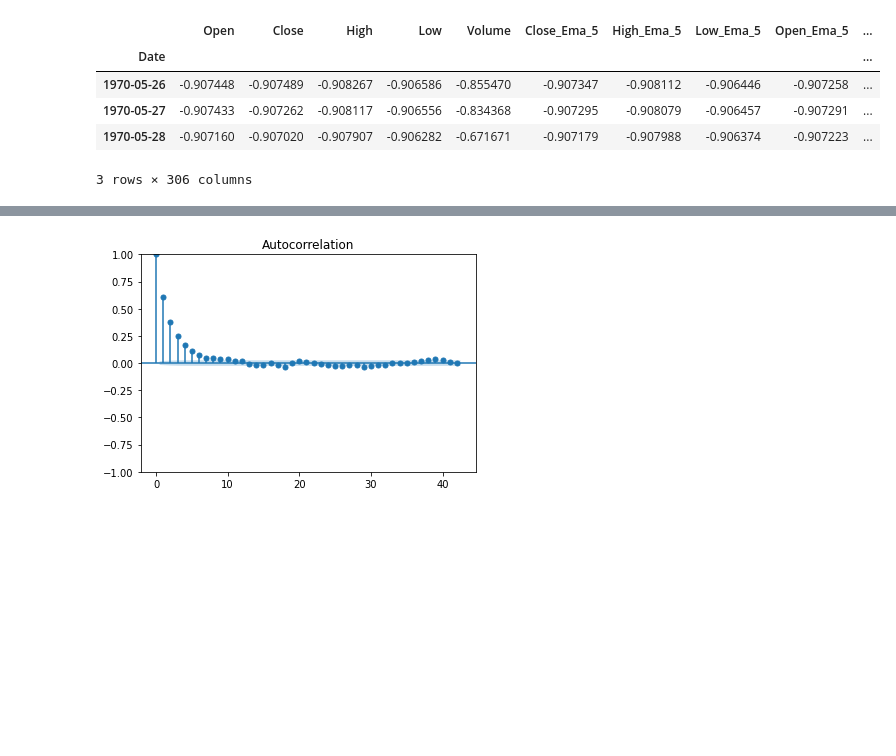
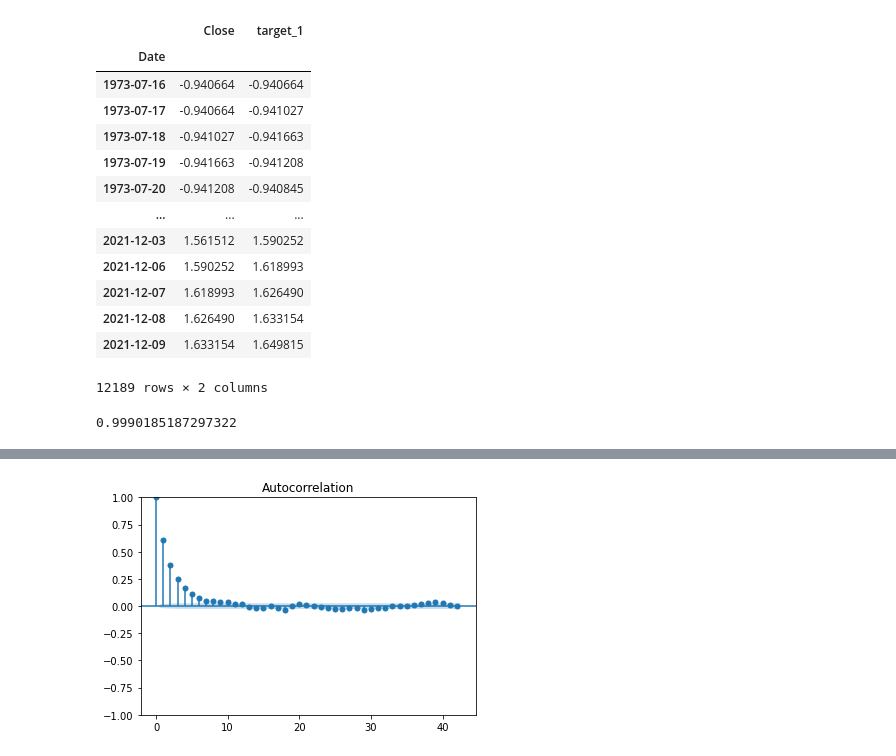
Before and after one commit to GustavoFortti/market-data-pipe, a Jupyter notebook: notebooks/target.ipynb, the cells around one changed output, grey strips where cells are left out. Saved outputs shown, nothing was run; the diff lists cells and outputs as text; code cells hidden in the pictures; blank space fills up the shorter version.

```diff
--- a/notebooks/target.ipynb
+++ b/notebooks/target.ipynb
@@ -13,22 +26,32 @@ for i in df.columns: df = df[df[i] != 0]
 # %%
 df = pd.read_csv('../data/premodel/XOM/1-set/time_ahead_1/data_scaler/df.csv')
 df = df.set_index('Date')
 target = pd.read_csv('../data/premodel/XOM/1-set/time_ahead_1/data_scaler/target.csv')
-df['target_1'] = target['Close_Ema_5_diff'].values
-df = df.iloc[:-1, :]
-target = pd.read_csv('../data/premodel/XOM/1-set/time_ahead_2/data_scaler/target.csv')
-df['target_2'] = target['Close_Ema_5_diff'].values
-df = df.iloc[:-1, :]
-target = pd.read_csv('../data/premodel/XOM/1-set/time_ahead_3/data_scaler/target.csv')
-df['target_3'] = target['Close_Ema_5_diff'].values
-df = df.iloc[:-1, :]
-target = pd.read_csv('../data/premodel/XOM/1-set/time_ahead_4/data_scaler/target.csv')
-df['target_4'] = target['Close_Ema_5_diff'].values
-df.head(3)
+df['target_1'] = target['Close'].values
+# target = pd.read_csv('../data/premodel/XOM/1-set/time_ahead_2/data_scaler/target.csv')
+# df['target_2'] = target['Close_Ema_5_diff'].values
+# df = df.iloc[:-1, :]
+# target = pd.read_csv('../data/premodel/XOM/1-set/time_ahead_3/data_scaler/target.csv')
+# df['target_3'] = target['Close_Ema_5_diff'].values
+# df = df.iloc[:-1, :]
+# target = pd.read_csv('../data/premodel/XOM/1-set/time_ahead_4/data_scaler/target.csv')
+# df['target_4'] = target['Close_Ema_5_diff'].values
+# df.head(3)
+
+# ax = df.corr()['target_1'].sort_values()
+# df.loc[:, ['target_1', 'Close_Ema_9_diff', 'Close_Ema_5_diff', 'trend_macd_diff']].corr()
 # %% [output]
-|  | Open | Close | High | Low | Volume | Close_Ema_5 | High_Ema_5 | Low_Ema_5 | Open_Ema_5 | ... |
-| Date |  |  |  |  |  |  |  |  |  | ... |
-| 1970-05-26 | -0.907448 | -0.907489 | -0.908267 | -0.906586 | -0.855470 | -0.907347 | -0.908112 | -0.906446 | -0.907258 | ... |
-| 1970-05-27 | -0.907433 | -0.907262 | -0.908117 | -0.906556 | -0.834368 | -0.907295 | -0.908079 | -0.906457 | -0.907291 | ... |
-| 1970-05-28 | -0.907160 | -0.907020 | -0.907907 | -0.906282 | -0.671671 | -0.907179 | -0.907988 | -0.906374 | -0.907223 | ... |
+|  | Close | target_1 |
+| Date |  |  |
+| 1973-07-16 | -0.940664 | -0.940664 |
+| 1973-07-17 | -0.940664 | -0.941027 |
+| 1973-07-18 | -0.941027 | -0.941663 |
+| 1973-07-19 | -0.941663 | -0.941208 |
+| 1973-07-20 | -0.941208 | -0.940845 |
+| ... | ... | ... |
+| 2021-12-03 | 1.561512 | 1.590252 |
+| 2021-12-06 | 1.590252 | 1.618993 |
+| 2021-12-07 | 1.618993 | 1.626490 |
+| 2021-12-08 | 1.626490 | 1.633154 |
+| 2021-12-09 | 1.633154 | 1.649815 |
-3 rows × 306 columns
+12189 rows × 2 columns
@@ -34,0 +109,7 @@ df.head(3)
+# %%
+X_train, x_test, y_train, y_test = train_test_split(x_2d, y_ax, test_size=0.33, random_state=42)
+regr = MLPRegressor(random_state=1, max_iter=500).fit(X_train, y_train)
+pred = regr.predict(x_test)
+regr.score(x_test, y_test)
+# %% [output]
+0.9990185187297322
```
Also changed, not shown: parts of 10 cells of this notebook, 8 other files.
